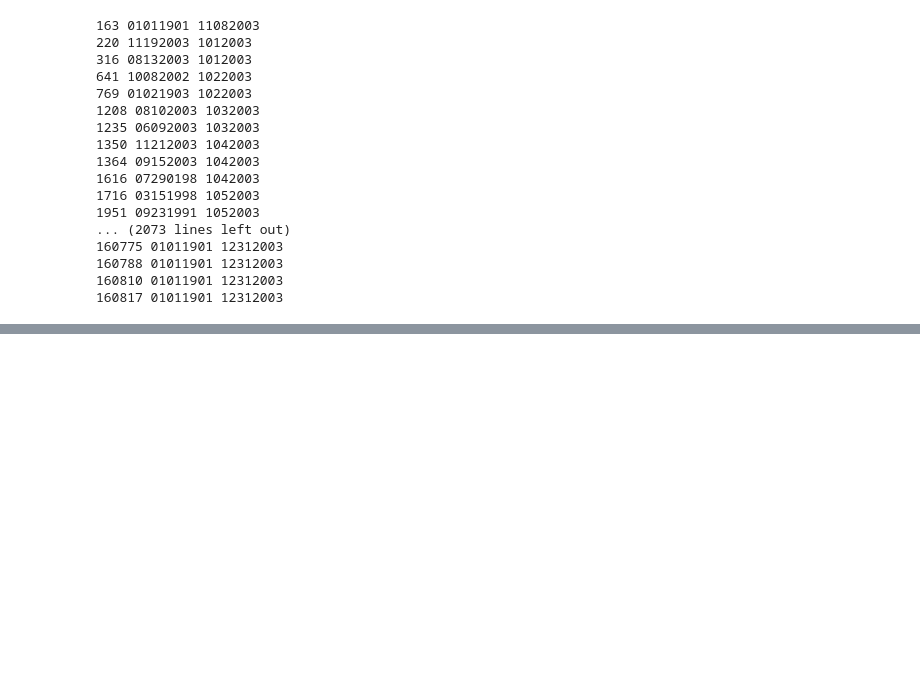
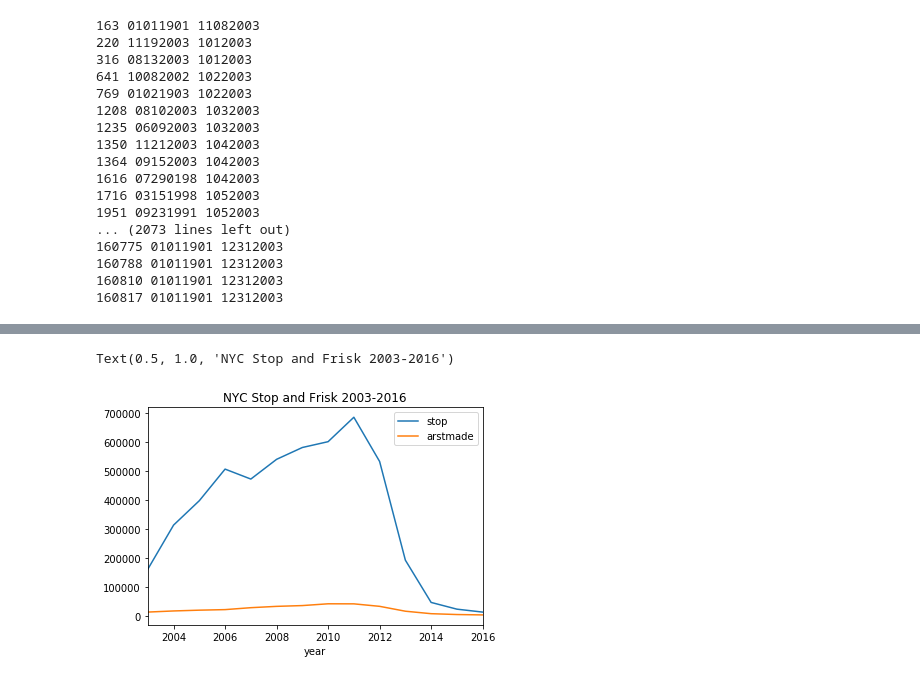
Before and after one commit to anilca-lab/FIS-Mod4-Project, a Jupyter notebook: brad_data_cleaning.ipynb, the cells around one changed output, grey strips where cells are left out. Cells and saved outputs as stored; diff of their text form; code cells hidden in the pictures; blank space fills up the shorter version.

```diff
--- a/brad_data_cleaning.ipynb
+++ b/brad_data_cleaning.ipynb
@@ -328,0 +399,2 @@ for i, dob in enumerate(test.dob):
+# %%
+stop_frisk = dc.concat_dict_of_dfs(stop_frisks)
@@ -328,0 +429,2 @@ for i, dob in enumerate(test.dob):
+# %%
+stop_frisk.arstmade = dc.y_n_to_1_0(stop_frisk.arstmade)
@@ -328,0 +489,4 @@ for i, dob in enumerate(test.dob):
+# %%
+df = stop_frisk.copy()
+df['stop'] = 1
+df[['year','pct','stop','arstmade']].groupby(by=['year','pct']).sum()
@@ -328,0 +508,8 @@ for i, dob in enumerate(test.dob):
+# %%
+stop_arrests = df[['year','pct','stop','arstmade']].groupby(by=['year','pct']).sum()
+# %%
+stop_arrests.groupby(by='year').sum().plot()
+plt.title('NYC Stop and Frisk 2003-2016')
+# %% [output]
+Text(0.5, 1.0, 'NYC Stop and Frisk 2003-2016')
+[figure, added]
```
Also changed, not shown: parts of 35 cells of this notebook, 1 other file.
